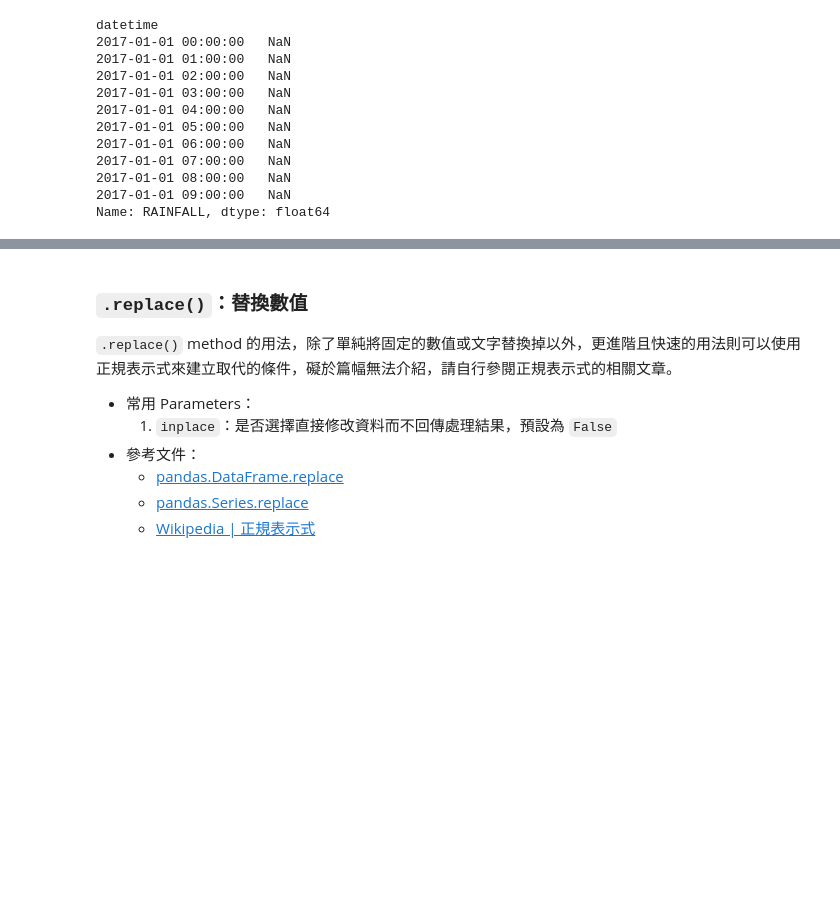
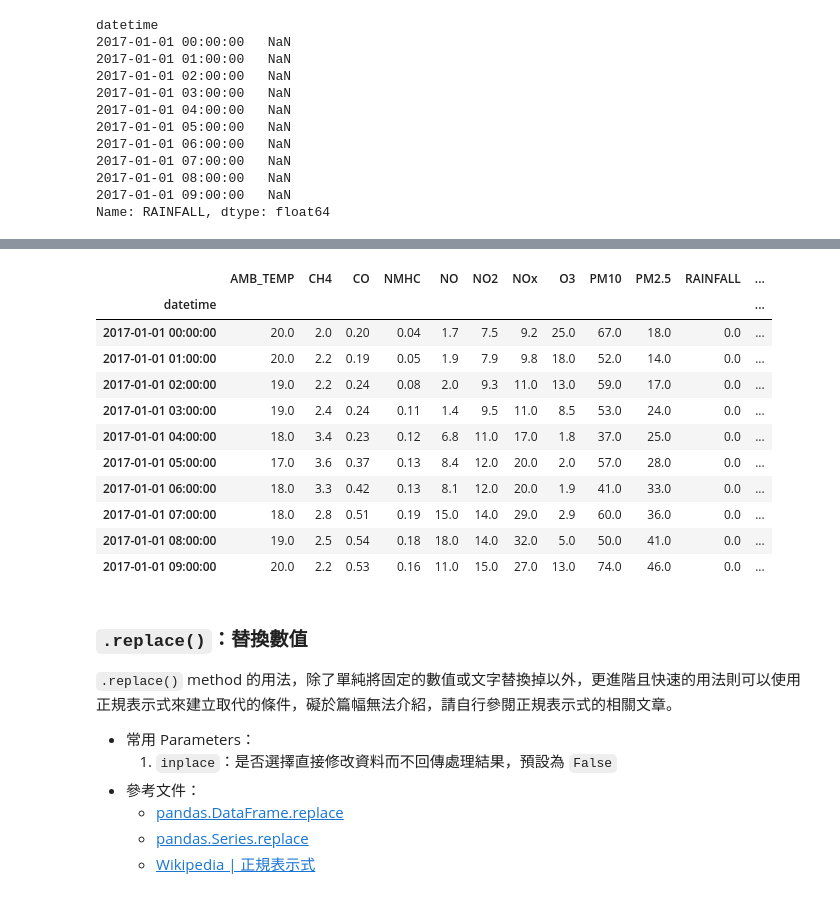
Before and after one commit to VioletVivirand/pandas-tutorial, a Jupyter notebook: Tutorials/Chapter 6 - Modifying DataFrame.ipynb, the cells around one changed output, grey strips where cells are left out. Cells and saved outputs as stored; diff of their text form; code cells hidden in the pictures; blank space fills up the shorter version.

```diff
--- a/Tutorials/Chapter 6 - Modifying DataFrame.ipynb
+++ b/Tutorials/Chapter 6 - Modifying DataFrame.ipynb
@@ -80,9 +80,9 @@ datetime
 Name: RAINFALL, dtype: float64
 # %%
 # 例：利用先前介紹的 isna() 來為遺漏值補值
-rainfall_isna = df.loc[:, 'RAINFALL'].isna()
-df.loc[rainfall_isna, :] = 0
-display(df.loc[:, 'RAINFALL'].head(10))
+rainfall_isna_index = df.loc[:, 'RAINFALL'].isna().index
+df.loc[rainfall_isna_index, 'RAINFALL'] = 0
+df.head(10)
 
 # 當然，這了例子使用這種做法不夠直覺
 # 我們之後還會講到 `.fillna()` method，更好用！
@@ -102,3 +90,15 @@ Name: RAINFALL, dtype: float64
+|  | AMB_TEMP | CH4 | CO | NMHC | NO | NO2 | NOx | O3 | PM10 | PM2.5 | RAINFALL | ... |
+| datetime |  |  |  |  |  |  |  |  |  |  |  | ... |
+| 2017-01-01 00:00:00 | 20.0 | 2.0 | 0.20 | 0.04 | 1.7 | 7.5 | 9.2 | 25.0 | 67.0 | 18.0 | 0.0 | ... |
+| 2017-01-01 01:00:00 | 20.0 | 2.2 | 0.19 | 0.05 | 1.9 | 7.9 | 9.8 | 18.0 | 52.0 | 14.0 | 0.0 | ... |
+| 2017-01-01 02:00:00 | 19.0 | 2.2 | 0.24 | 0.08 | 2.0 | 9.3 | 11.0 | 13.0 | 59.0 | 17.0 | 0.0 | ... |
+| 2017-01-01 03:00:00 | 19.0 | 2.4 | 0.24 | 0.11 | 1.4 | 9.5 | 11.0 | 8.5 | 53.0 | 24.0 | 0.0 | ... |
+| 2017-01-01 04:00:00 | 18.0 | 3.4 | 0.23 | 0.12 | 6.8 | 11.0 | 17.0 | 1.8 | 37.0 | 25.0 | 0.0 | ... |
+| 2017-01-01 05:00:00 | 17.0 | 3.6 | 0.37 | 0.13 | 8.4 | 12.0 | 20.0 | 2.0 | 57.0 | 28.0 | 0.0 | ... |
+| 2017-01-01 06:00:00 | 18.0 | 3.3 | 0.42 | 0.13 | 8.1 | 12.0 | 20.0 | 1.9 | 41.0 | 33.0 | 0.0 | ... |
+| 2017-01-01 07:00:00 | 18.0 | 2.8 | 0.51 | 0.19 | 15.0 | 14.0 | 29.0 | 2.9 | 60.0 | 36.0 | 0.0 | ... |
+| 2017-01-01 08:00:00 | 19.0 | 2.5 | 0.54 | 0.18 | 18.0 | 14.0 | 32.0 | 5.0 | 50.0 | 41.0 | 0.0 | ... |
+| 2017-01-01 09:00:00 | 20.0 | 2.2 | 0.53 | 0.16 | 11.0 | 15.0 | 27.0 | 13.0 | 74.0 | 46.0 | 0.0 | ... |
 # %%
 # 還原資料
 df = df_bak.copy()
```
Also changed, not shown: parts of 1 cell of this notebook.
